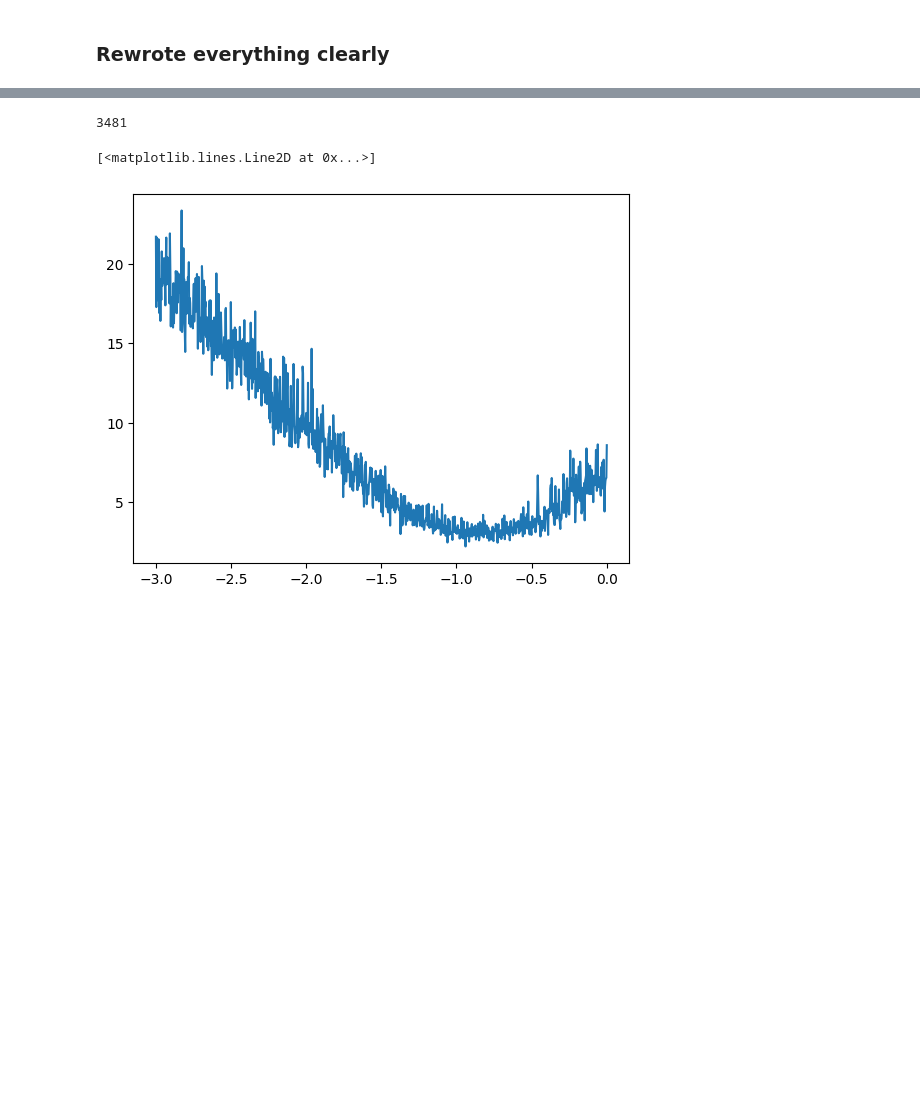
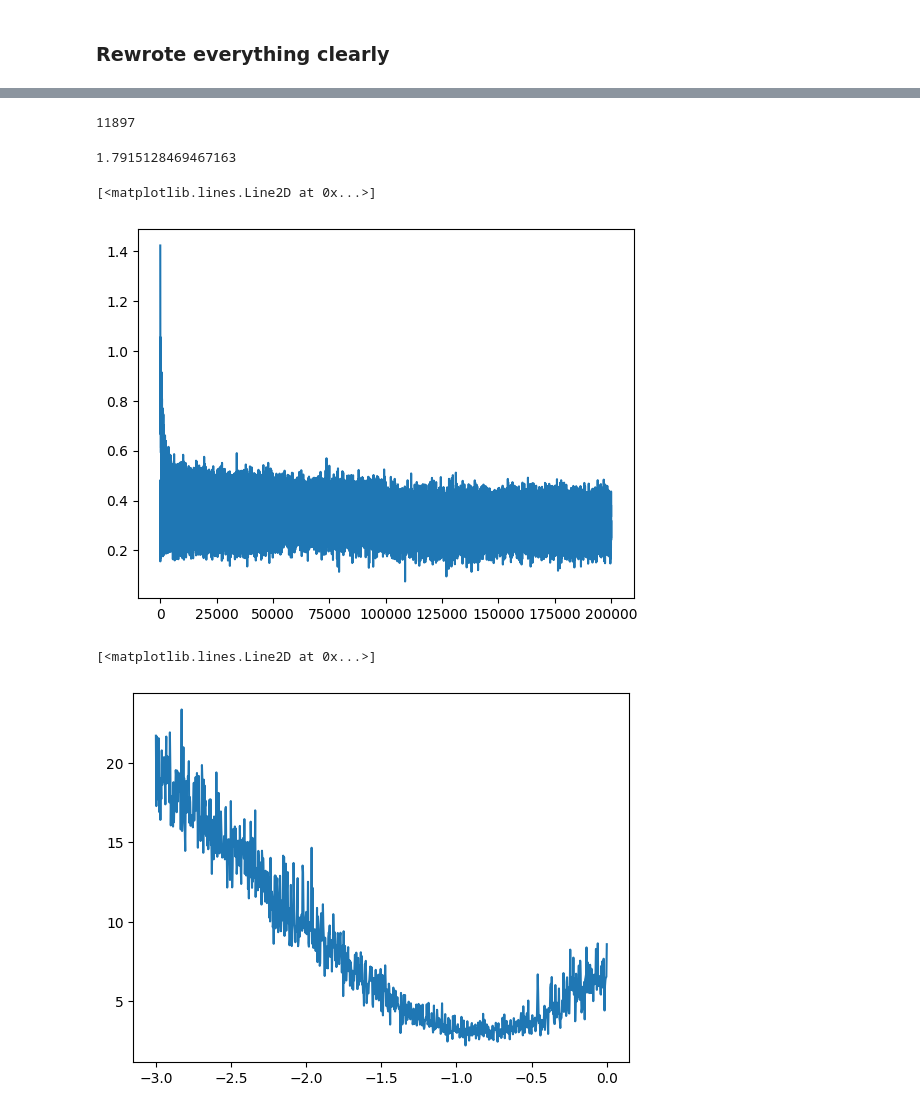
Before and after one commit to abubakr-29/Neural-Network-Zero-to-Hero, a Jupyter notebook: makemore/makemore_2.ipynb, the cells around one changed output, grey strips where cells are left out. Cells and saved outputs as stored; diff of their text form; code cells hidden in the pictures; blank space fills up the shorter version.

```diff
--- a/makemore/makemore_2.ipynb
+++ b/makemore/makemore_2.ipynb
@@ -108,17 +152,17 @@ X.shape, Y.shape  # dataset
 # %%
 g = torch.Generator().manual_seed(2147483647)  # for reproducibility
-C = torch.randn((27, 2), generator=g)  # 27 characters, 2-dimensional representation
+C = torch.randn((27, 10), generator=g)  # 27 characters, 10-dimensional representation
 W1 = torch.randn(
-    (6, 100), generator=g
-)  # 6 inputs (3*2) because 2 dimensions per character and 3 embeddings, 100 outputs
-b1 = torch.randn(100, generator=g)  # 100 outputs
-W2 = torch.randn((100, 27), generator=g)  # 100 inputs, 27 outputs
+    (30, 200), generator=g
+)  # 30 inputs (3*10) because 10 dimensions per character and 3 embeddings, 200 outputs
+b1 = torch.randn(200, generator=g)  # 200 outputs
+W2 = torch.randn((200, 27), generator=g)  # 200 inputs, 27 outputs
 b2 = torch.randn(27, generator=g)  # 27 outputs
 parameters = [C, W1, b1, W2, b2]
 # %%
 sum(p.nelement() for p in parameters)  # number of parameters in the model
 # %% [output]
-3481
+11897
 # %%
 for p in parameters:
     p.requires_grad = (
@@ -127,24 +171,25 @@ for p in parameters:
 # %%
 lre = torch.linspace(-3, 0, 1000)
 lrs = 10**lre
+# %%
+lri = []
+lossi = []
+stepi = []
 # %%
-lri = []
-lossi = []
-
-for i in range(10000):
+for i in range(200000):
     # minibatch construct
     ix = torch.randint(
-        0, X.shape[0], (32,)
+        0, Xtr.shape[0], (32,)
     )  # sample 32 random integers from 0 to the number of examples
 
     # forwards pass
     emb = C[
-        X[ix]
-    ]  # (32, 3, 2) 32 examples, 3 characters in context, 2-dimensional representation
-    h = torch.tanh(emb.view(-1, 6) @ W1 + b1)  # (32, 100)
+        Xtr[ix]
+    ]  # (32, 3, 10) 32 examples, 3 characters in context, 10-dimensional representation
+    h = torch.tanh(emb.view(-1, 30) @ W1 + b1)  # (32, 200)
     logits = h @ W2 + b2  # (32, 27)
     loss = F.cross_entropy(
-        logits, Y[ix]
+        logits, Ytr[ix]
     )  # this is the same as the loss we calculated above, but more numerically stable
 
     # print(loss.item())
@@ -156,15 +201,23 @@ for i in range(10000):
 
     # update
     # lr = lrs[i]
-    lr = 0.01
+    lr = 0.1 if i < 100000 else 0.01  # learning rate decay
     for p in parameters:
         p.data += -lr * p.grad  # gradient descent
 
     # track stats
     # lri.append(lre[i])
-    # lossi.append(loss.item())
+    stepi.append(i)
+    lossi.append(loss.log10().item())
 
-# print(loss.item())
+print(loss.item())
+# %% [output]
+1.7915128469467163
+# %%
+plt.plot(stepi, lossi)
+# %% [output]
+[<matplotlib.lines.Line2D at 0x...>]
+[figure, added]
 # %%
 plt.plot(lri, lossi)
 # %% [output]
```
Also changed, not shown: parts of 11 cells of this notebook, 2 other files.
